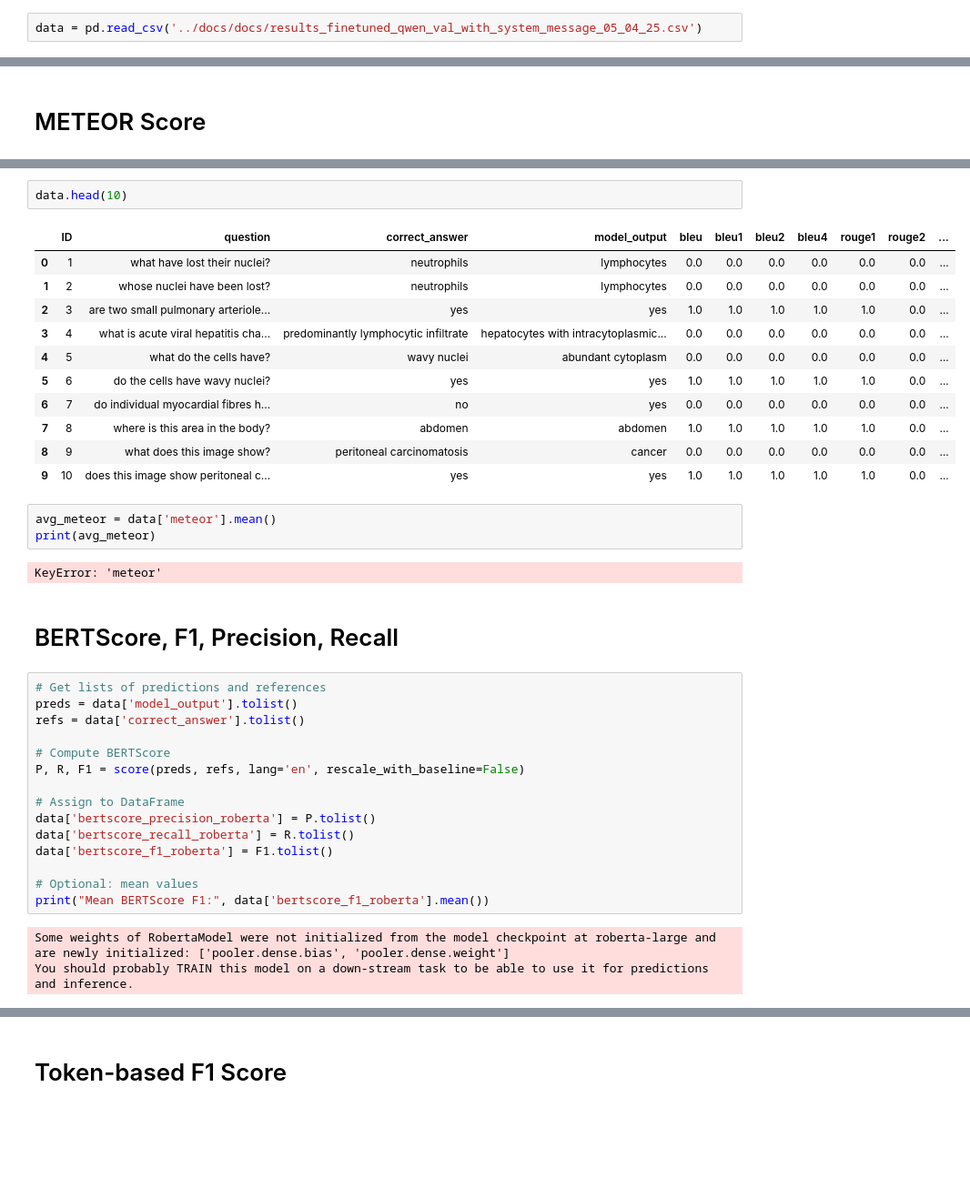
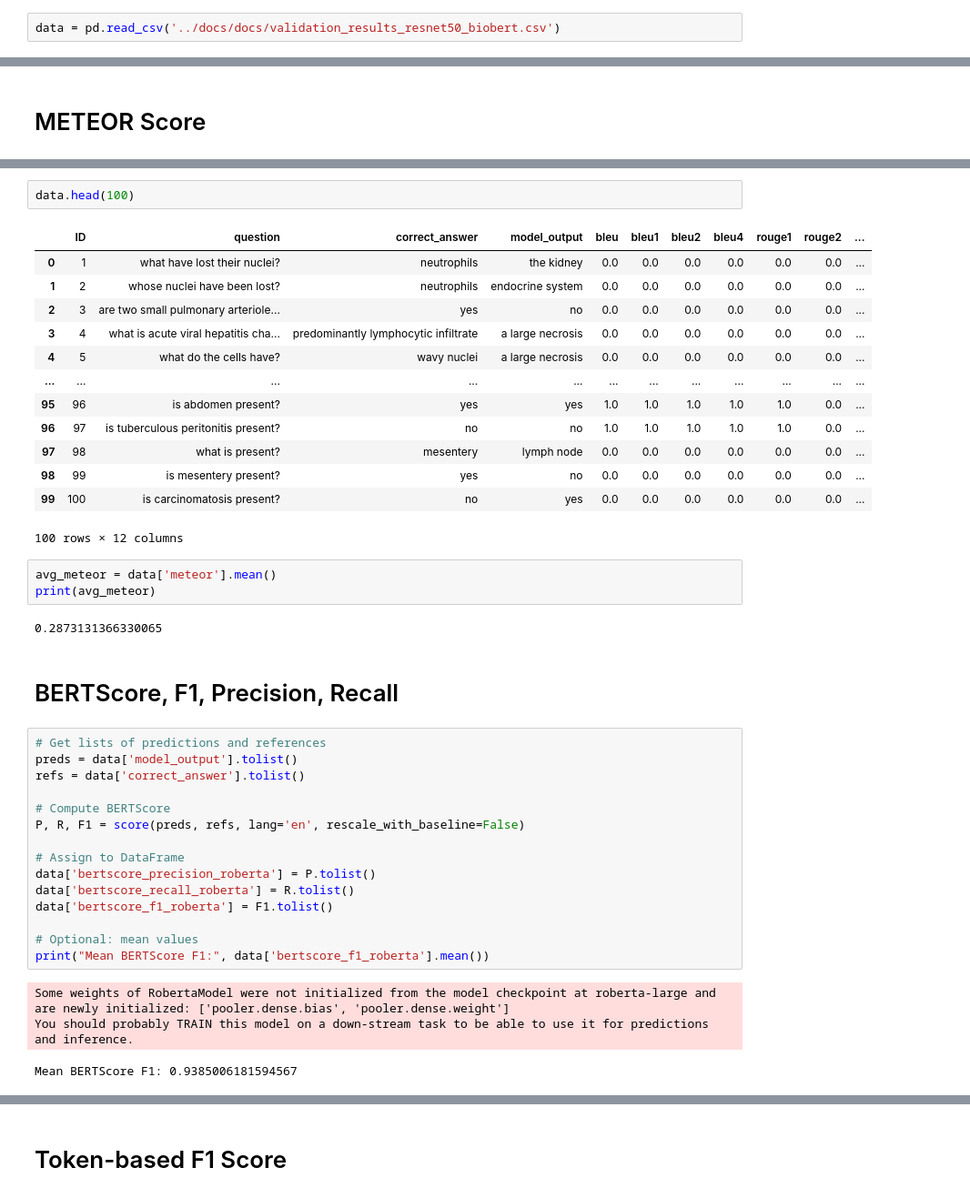
Before and after one commit to LukaSokc/Bachelor_Arbeit_VQA, a Jupyter notebook: notebooks/Evaluation 2.ipynb, the cells around one changed output, grey strips where cells are left out. Shown at 91% size. Drawn from its saved outputs; the diff is of its cells as text; blank space fills up the shorter version.

```diff
--- a/notebooks/Evaluation 2.ipynb
+++ b/notebooks/Evaluation 2.ipynb
@@ -30,5 +39,5 @@ nltk.download('omw-1.4', force=True)
 # %%
-data = pd.read_csv('../docs/docs/results_finetuned_qwen_val_with_system_message_05_04_25.csv')
+data = pd.read_csv('../docs/docs/validation_results_resnet50_biobert.csv')
 # %% [markdown]
 ## Corpus cleanup
 # %%
@@ -110,22 +129,24 @@ MissingCUDAException: CUDA_HOME does not exist, unable to compile CUDA op(s)
 # %%
-data.head(10)
+data.head(100)
 # %% [output]
 |  | ID | question | correct_answer | model_output | bleu | bleu1 | bleu2 | bleu4 | rouge1 | rouge2 | ... |
-| 0 | 1 | what have lost their nuclei? | neutrophils | lymphocytes | 0.0 | 0.0 | 0.0 | 0.0 | 0.0 | 0.0 | ... |
-| 1 | 2 | whose nuclei have been lost? | neutrophils | lymphocytes | 0.0 | 0.0 | 0.0 | 0.0 | 0.0 | 0.0 | ... |
-| 2 | 3 | are two small pulmonary arteriole... | yes | yes | 1.0 | 1.0 | 1.0 | 1.0 | 1.0 | 0.0 | ... |
-| 3 | 4 | what is acute viral hepatitis cha... | predominantly lymphocytic infiltrate | hepatocytes with intracytoplasmic... | 0.0 | 0.0 | 0.0 | 0.0 | 0.0 | 0.0 | ... |
-| 4 | 5 | what do the cells have? | wavy nuclei | abundant cytoplasm | 0.0 | 0.0 | 0.0 | 0.0 | 0.0 | 0.0 | ... |
-| 5 | 6 | do the cells have wavy nuclei? | yes | yes | 1.0 | 1.0 | 1.0 | 1.0 | 1.0 | 0.0 | ... |
-| 6 | 7 | do individual myocardial fibres h... | no | yes | 0.0 | 0.0 | 0.0 | 0.0 | 0.0 | 0.0 | ... |
-| 7 | 8 | where is this area in the body? | abdomen | abdomen | 1.0 | 1.0 | 1.0 | 1.0 | 1.0 | 0.0 | ... |
-| 8 | 9 | what does this image show? | peritoneal carcinomatosis | cancer | 0.0 | 0.0 | 0.0 | 0.0 | 0.0 | 0.0 | ... |
-| 9 | 10 | does this image show peritoneal c... | yes | yes | 1.0 | 1.0 | 1.0 | 1.0 | 1.0 | 0.0 | ... |
+| 0 | 1 | what have lost their nuclei? | neutrophils | the kidney | 0.0 | 0.0 | 0.0 | 0.0 | 0.0 | 0.0 | ... |
+| 1 | 2 | whose nuclei have been lost? | neutrophils | endocrine system | 0.0 | 0.0 | 0.0 | 0.0 | 0.0 | 0.0 | ... |
+| 2 | 3 | are two small pulmonary arteriole... | yes | no | 0.0 | 0.0 | 0.0 | 0.0 | 0.0 | 0.0 | ... |
+| 3 | 4 | what is acute viral hepatitis cha... | predominantly lymphocytic infiltrate | a large necrosis | 0.0 | 0.0 | 0.0 | 0.0 | 0.0 | 0.0 | ... |
+| 4 | 5 | what do the cells have? | wavy nuclei | a large necrosis | 0.0 | 0.0 | 0.0 | 0.0 | 0.0 | 0.0 | ... |
+| ... | ... | ... | ... | ... | ... | ... | ... | ... | ... | ... | ... |
+| 95 | 96 | is abdomen present? | yes | yes | 1.0 | 1.0 | 1.0 | 1.0 | 1.0 | 0.0 | ... |
+| 96 | 97 | is tuberculous peritonitis present? | no | no | 1.0 | 1.0 | 1.0 | 1.0 | 1.0 | 0.0 | ... |
+| 97 | 98 | what is present? | mesentery | lymph node | 0.0 | 0.0 | 0.0 | 0.0 | 0.0 | 0.0 | ... |
+| 98 | 99 | is mesentery present? | yes | no | 0.0 | 0.0 | 0.0 | 0.0 | 0.0 | 0.0 | ... |
+| 99 | 100 | is carcinomatosis present? | no | yes | 0.0 | 0.0 | 0.0 | 0.0 | 0.0 | 0.0 | ... |
+100 rows × 12 columns
 # %%
 avg_meteor = data['meteor'].mean()
 print(avg_meteor)
 # %% [output]
-KeyError: 'meteor'
+0.2873131366330065
 # %% [markdown]
 # BERTScore, F1, Precision, Recall
 # %%
@@ -146,6 +167,7 @@ print("Mean BERTScore F1:", data['bertscore_f1_roberta'].mean())
 # %% [output]
 Some weights of RobertaModel were not initialized from the model checkpoint at roberta-large and are newly initialized: ['pooler.dense.bias', 'pooler.dense.weight']
 You should probably TRAIN this model on a down-stream task to be able to use it for predictions and inference.
+Mean BERTScore F1: 0.9385006181594567
 # %%
 # Get lists of predictions and references
 preds = data['model_output'].tolist()
```
Also changed, not shown: parts of 9 cells of this notebook, 10 other files.
